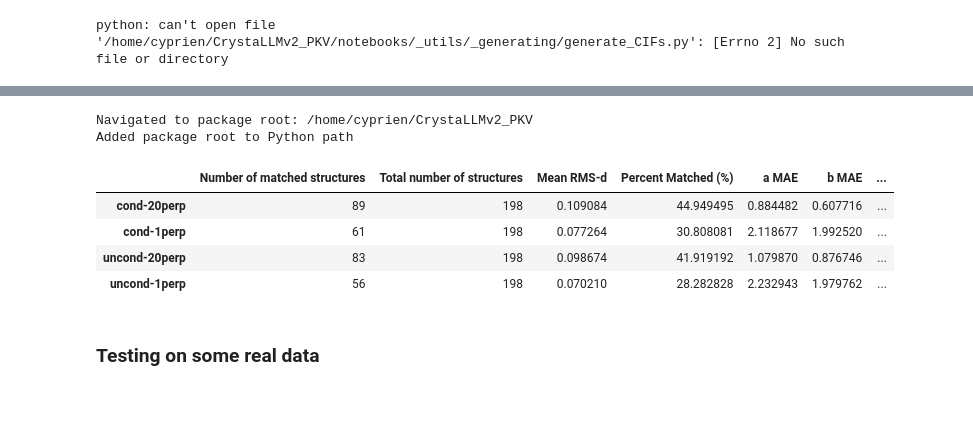
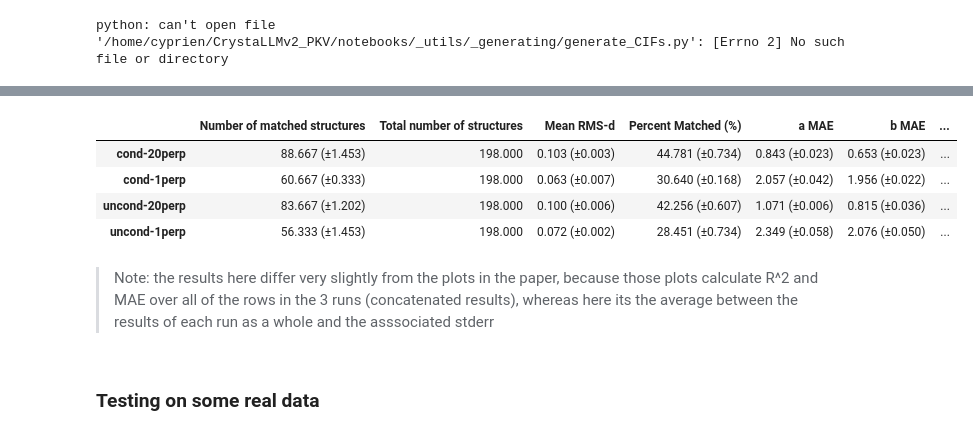
Before and after one commit to C-Bone-UCL/CrystaLLM-pi, a Jupyter notebook: notebooks/X_XRD_COD.ipynb, the cells around one changed output, grey strips where cells are left out. Cells and saved outputs as stored; diff of their text form; code cells hidden in the pictures; blank space fills up the shorter version.

```diff
--- a/notebooks/X_XRD_COD.ipynb
+++ b/notebooks/X_XRD_COD.ipynb
@@ -243,8 +152,17 @@ Metrics:
 # %%
 metrics_1perp_parquet = '_artifacts/cod-xrd/cod-ft-1perp-test_metrics.parquet'
+metrics_1perp_v2_parquet= '_artifacts/cod-xrd/cod-ft-1perp-v2-test_metrics.parquet'
+metrics_1perp_v3_parquet= '_artifacts/cod-xrd/cod-ft-1perp-v3-test_metrics.parquet'
 metrics_20perp_parquet = '_artifacts/cod-xrd/cod-ft-20perp-test_metrics.parquet'
+metrics_20perp_v2_parquet = '_artifacts/cod-xrd/cod-ft-20perp-v2-test_metrics.parquet'
+metrics_20perp_v3_parquet = '_artifacts/cod-xrd/cod-ft-20perp-v3-test_metrics.parquet'
 metrics_uncond_1perp_parquet = '_artifacts/cod-xrd/cod-ft-uncond-1perp-test_metrics.parquet'
+metrics_uncond_1perp_v2_parquet = '_artifacts/cod-xrd/cod-ft-uncond-1perp-v2-test_metrics.parquet'
+metrics_uncond_1perp_v3_parquet = '_artifacts/cod-xrd/cod-ft-uncond-1perp-v3-test_metrics.parquet'
 metrics_uncond_20perp_parquet = '_artifacts/cod-xrd/cod-ft-uncond-20perp-test_metrics.parquet'
+metrics_uncond_20perp_v2_parquet = '_artifacts/cod-xrd/cod-ft-uncond-20perp-v2-test_metrics.parquet'
+metrics_uncond_20perp_v3_parquet = '_artifacts/cod-xrd/cod-ft-uncond-20perp-v3-test_metrics.parquet'
+
 
 # make a table with all the results
 import __init__
@@ -254,9 +172,17 @@ import numpy as np
 
 paths = {
     'cond-20perp': metrics_20perp_parquet,
+    'cond-20perp-v2': metrics_20perp_v2_parquet,
+    'cond-20perp-v3': metrics_20perp_v3_parquet,
     'cond-1perp': metrics_1perp_parquet,
+    'cond-1perp-v2': metrics_1perp_v2_parquet,
+    'cond-1perp-v3': metrics_1perp_v3_parquet,
     'uncond-20perp': metrics_uncond_20perp_parquet,
+    'uncond-20perp-v2': metrics_uncond_20perp_v2_parquet,
+    'uncond-20perp-v3': metrics_uncond_20perp_v3_parquet,
     'uncond-1perp': metrics_uncond_1perp_parquet,
+    'uncond-1perp-v2': metrics_uncond_1perp_v2_parquet,
+    'uncond-1perp-v3': metrics_uncond_1perp_v3_parquet
 }
 results = {}
 
@@ -267,15 +193,60 @@ for names, path in paths.items():
 
 # Create final table with all results
 final_table = pd.DataFrame.from_dict(results, orient='index')
-final_table
+final_table.to_parquet('_artifacts/cod-xrd/cod-ft-vs-uncond-all-results.parquet')
-# %% [output]
-Navigated to package root: /home/cyprien/CrystaLLMv2_PKV
-Added package root to Python path
-|  | Number of matched structures | Total number of structures | Mean RMS-d | Percent Matched (%) | a MAE | b MAE | ... |
-| cond-20perp | 89 | 198 | 0.109084 | 44.949495 | 0.884482 | 0.607716 | ... |
-| cond-1perp | 61 | 198 | 0.077264 | 30.808081 | 2.118677 | 1.992520 | ... |
-| uncond-20perp | 83 | 198 | 0.098674 | 41.919192 | 1.079870 | 0.876746 | ... |
-| uncond-1perp | 56 | 198 | 0.070210 | 28.282828 | 2.232943 | 1.979762 | ... |
+# %%
+import pandas as pd
+import numpy as np
+
+base_conditions = {}
+for index in final_table.index:
+    if '-v2' in index:
+        base_name = index.replace('-v2', '')
+    elif '-v3' in index:
+        base_name = index.replace('-v3', '')
+    else:
+        base_name = index
+
+    if base_name not in base_conditions:
+        base_conditions[base_name] = []
+    base_conditions[base_name].append(index)
+
+# averaged results with standard error between the 3 runs
+averaged_results = {}
+stderr_results = {}
+for base_name, variants in base_conditions.items():
+    variant_data = []
+    for variant in variants:
+        if variant in final_table.index:
+            variant_data.append(final_table.loc[variant])
+
+    if variant_data:
+        data_df = pd.concat(variant_data, axis=1)
+        averaged_results[base_name] = data_df.mean(axis=1)
+        stderr_results[base_name] = data_df.std(axis=1) / np.sqrt(len(variant_data))
+
+averaged_table = pd.DataFrame.from_dict(averaged_results, orient='index')
+stderr_table = pd.DataFrame.from_dict(stderr_results, orient='index')
+
+formatted_table = pd.DataFrame(index=averaged_table.index, columns=averaged_table.columns, dtype=object)
+for col in averaged_table.columns:
+    for idx in averaged_table.index:
+        mean_val = averaged_table.loc[idx, col]
+        stderr_val = stderr_table.loc[idx, col]
+        if pd.isna(stderr_val) or stderr_val == 0:
+            formatted_table.loc[idx, col] = f"{mean_val:.3f}"
+        else:
+            formatted_table.loc[idx, col] = f"{mean_val:.3f} (±{stderr_val:.3f})"
+
+formatted_table
+# %% [output]
+|  | Number of matched structures | Total number of structures | Mean RMS-d | Percent Matched (%) | a MAE | b MAE | ... |
+| cond-20perp | 88.667 (±1.453) | 198.000 | 0.103 (±0.003) | 44.781 (±0.734) | 0.843 (±0.023) | 0.653 (±0.023) | ... |
+| cond-1perp | 60.667 (±0.333) | 198.000 | 0.063 (±0.007) | 30.640 (±0.168) | 2.057 (±0.042) | 1.956 (±0.022) | ... |
+| uncond-20perp | 83.667 (±1.202) | 198.000 | 0.100 (±0.006) | 42.256 (±0.607) | 1.071 (±0.006) | 0.815 (±0.036) | ... |
+| uncond-1perp | 56.333 (±1.453) | 198.000 | 0.072 (±0.002) | 28.451 (±0.734) | 2.349 (±0.058) | 2.076 (±0.050) | ... |
+# %% [markdown]
+> Note: the results here differ very slightly from the plots in the paper, because those plots calculate R^2 and MAE over all of the rows in the 3 runs (concatenated results), whereas here its the average between the results of each run as a whole and the asssociated stderr
 # %% [markdown]
 ### Testing on some real data
 # %% [markdown]
```
Also changed, not shown: parts of 20 cells of this notebook, 46 other files.
